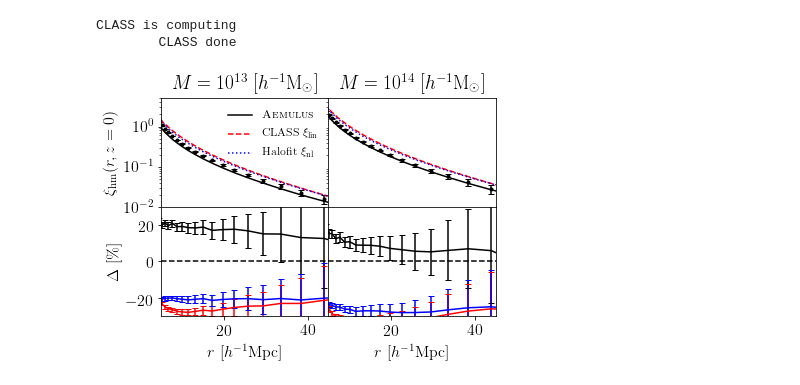
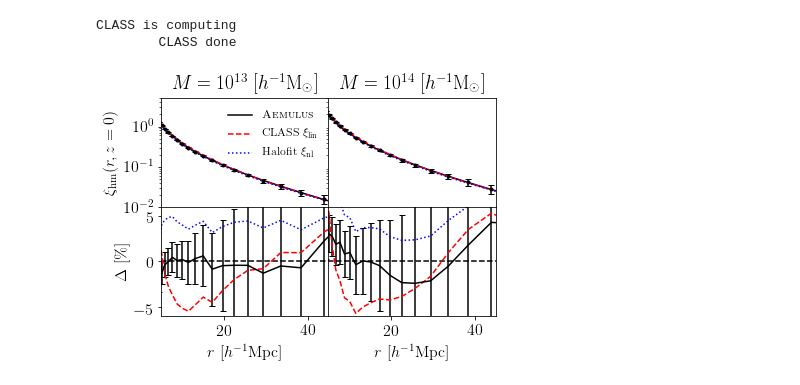
Before and after one commit to AemulusProject/bias_emulator, a Jupyter notebook: notebooks/Figure_for_paper.ipynb, the cells around one changed output. Drawn from its saved outputs; the diff is of its cells as text; code cells hidden in the pictures.

Commit message:
Added files for plots. The fourpanelplot doesn't seem to work right.

```diff
--- a/notebooks/Figure_for_paper.ipynb
+++ b/notebooks/Figure_for_paper.ipynb
@@ -19,7 +19,7 @@ plt.rc("text", usetex=True)
 # %%
 cosmo_index = 3
 #Note: we remove sigma8 from the list of parameters
-cosmology = AD.building_box_cosmologies()[cosmo_index][:-1]
+cosmology = AD.test_box_cosmologies()[cosmo_index][:-1]
 cosmo_dict = {"omega_b":cosmology[0], "omega_cdm":cosmology[1], "w0":cosmology[2],
              "n_s":cosmology[3], "ln10As":cosmology[4],"H0":cosmology[5],"N_eff":cosmology[6]}
 print("Cosmology for testing simulation 3 loaded")
@@ -77,7 +77,7 @@ ax[0,1].set_ylim(.01, 5)
 #ax[0,1].set_ylim(.5, 20)
 #ax[0,0].set_ylim(10, 200)
 #ax[0,1].set_ylim(10, 200)
-yl = 30
+yl = 6
 ax[1,0].set_ylim(-yl, yl)
 ax[1,1].set_ylim(-yl, yl)
 
@@ -97,34 +97,38 @@ for count, mi in enumerate([3, 15]):
     cov = np.load(datapath+"TestBox003_combined_Z9_DS50_M%d_hmcf_cov.npy"%mi)
     errorbar = np.sqrt(cov.diagonal())
     ax[0, count].errorbar(r, xi, errorbar, c='k', ls='', marker='.')
 
     ximm = ximm_all[zi]
     #bias = bias_emu.bias(Masses[mi], redshift)
     bias = bias_bin_ave(Mlos[mi], Mhis[mi])
     ax[0, count].plot(r, ximm*bias, c='k', label=r"{\sc Aemulus}")
     pd = (xi-ximm*bias)/(ximm*bias)*100
     pde = errorbar/(ximm*bias)*100
     ax[1, count].errorbar(r, pd, pde, c='k')
+    #ax[1, count].plot(r, pd, c='k')
 
     ximm = Extras.xi_lin[zi]
     ax[0, count].plot(Extras.r, ximm*bias, c='r', ls="--", label=r"CLASS $\xi_{\rm lin}$")
     spl = IUS(Extras.r, ximm*bias)
     pd = (xi-spl(r))/spl(r)*100
     pde = errorbar/spl(r)*100
-    ax[1, count].errorbar(r, pd, pde, c='r')
+    #ax[1, count].errorbar(r, pd, pde, c='r', ls='--')
+    ax[1, count].plot(r, pd, c='r', ls='--')
 
     ximm = Extras.xi_nl[zi]
     ax[0, count].plot(Extras.r, ximm*bias, c='b', ls=":", label=r"Halofit $\xi_{\rm nl}$")
     spl = IUS(Extras.r, ximm*bias)
     pd = (xi-spl(r))/spl(r)*100
     pde = errorbar/spl(r)*100
-    ax[1, count].errorbar(r, pd, pde, c='b')
+    #ax[1, count].errorbar(r, pd, pde, c='b', ls=':')
+    ax[1, count].plot(r, pd, c='b', ls=':')
+
 
 ax[0,0].legend(frameon=False, fontsize=12)
 ax[0,0].set_ylabel(r"$\xi_{\rm hm}(r,z=%.0f)$"%redshift)
 ax[1,0].set_ylabel(r"$\Delta\ [\%]$")
 ax[1,0].set_xlabel(r"$r\ [h^{-1}{\rm Mpc}]$")
 ax[1,1].set_xlabel(r"$r\ [h^{-1}{\rm Mpc}]$")
-#fig.savefig("xihm_model_comparison.pdf", dpi=300, bbox_inches="tight")
+fig.savefig("xihm_model_comparison.pdf", dpi=300, bbox_inches="tight")
 # %% [output]
-[figure, old version]
+[figure, new version]
```
Also changed, not shown: 16 other files.
